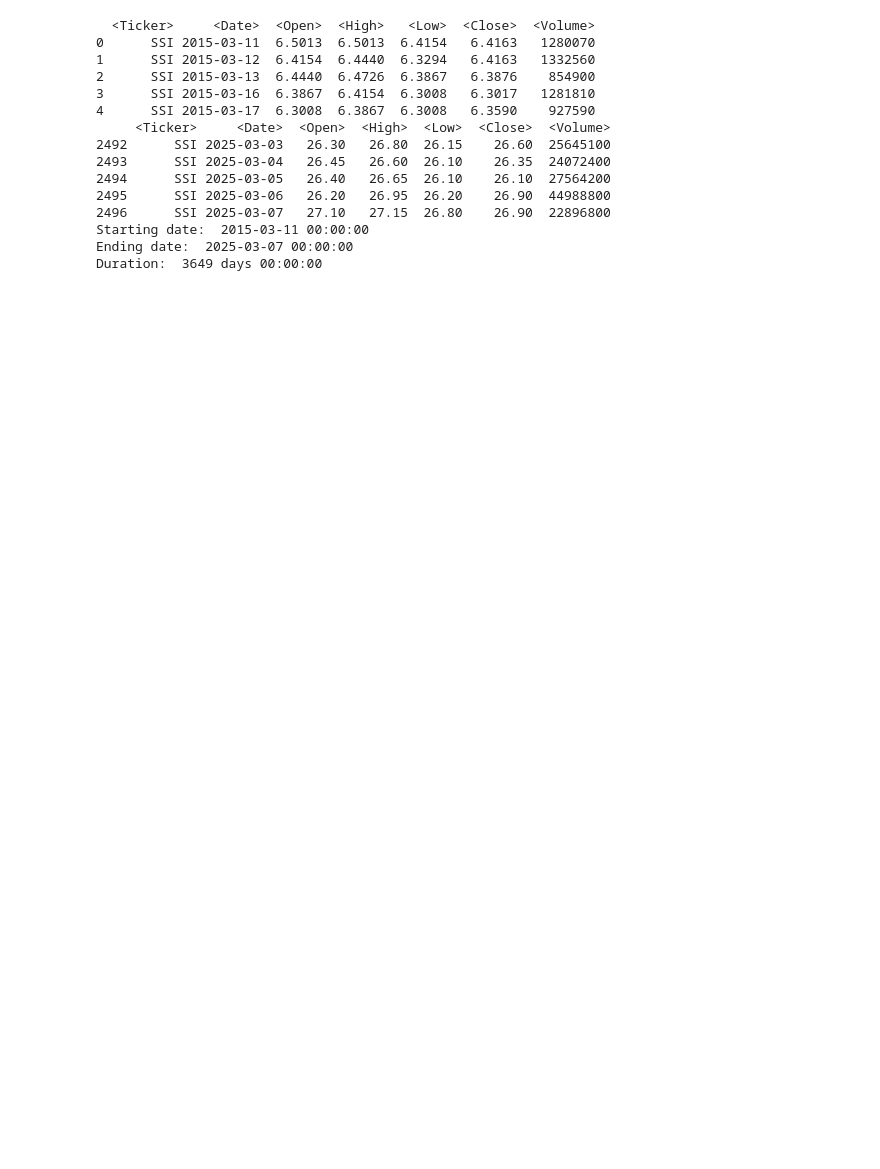
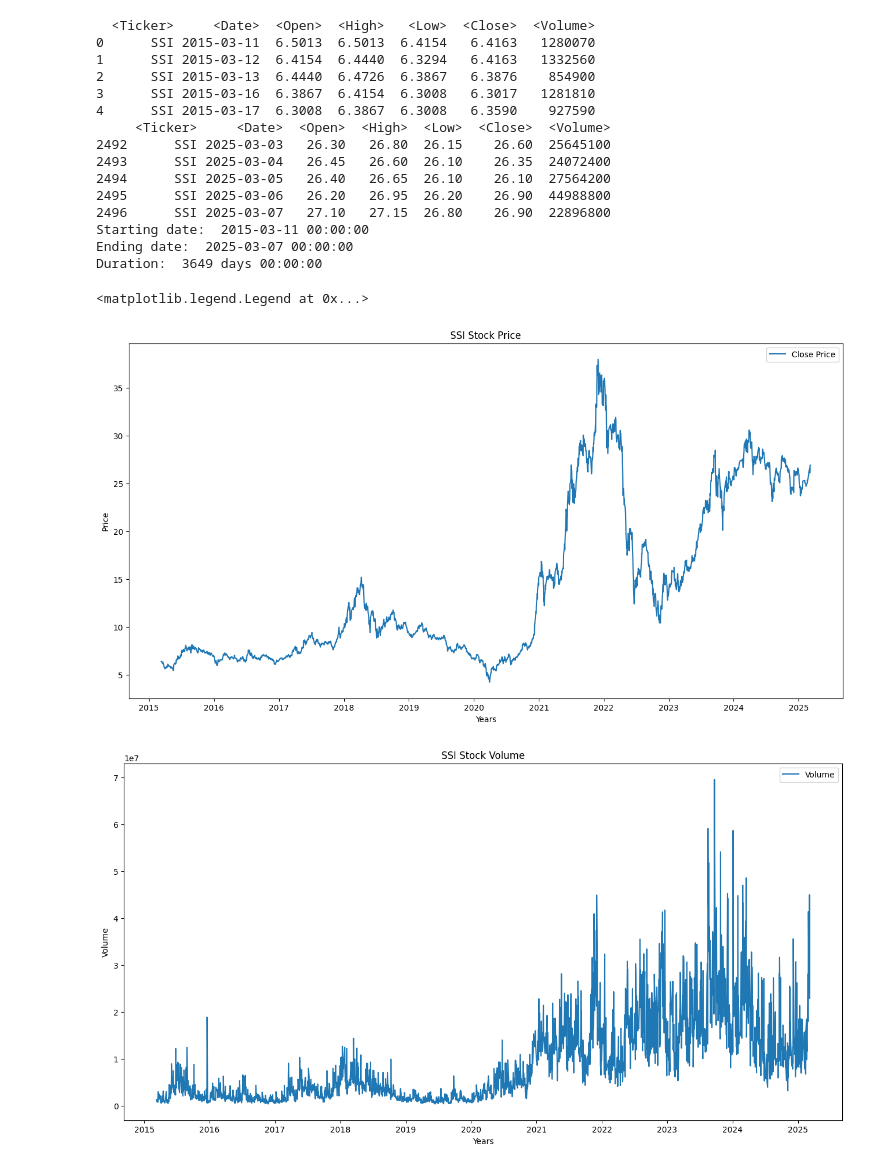
Before and after one commit to merryannequinn/Algorithmic-Trading, a Jupyter notebook: lstm-model-prediction.ipynb, the cells around one changed output. Cells and saved outputs as stored; diff of their text form; code cells hidden in the pictures; blank space fills up the shorter version.

```diff
--- a/lstm-model-prediction.ipynb
+++ b/lstm-model-prediction.ipynb
@@ -46,3 +46,23 @@ print("Duration: ", df.iloc[-1]['<Date>'] - df.iloc[0]['<Date>'])
 Starting date:  2015-03-11 00:00:00
 Ending date:  2025-03-07 00:00:00
 Duration:  3649 days 00:00:00
+# %%
+# Plot Stock Price
+plt.figure(figsize=(16,8))
+plt.plot(df['<Date>'], df['<Close>'], label='Close Price')
+plt.title('SSI Stock Price')
+plt.xlabel('Years')
+plt.ylabel('Price')
+plt.legend()
+
+# Plot Stock Volume
+plt.figure(figsize=(16,8))
+plt.plot(df['<Date>'], df['<Volume>'], label='Volume')
+plt.title('SSI Stock Volume')
+plt.xlabel('Years')
+plt.ylabel('Volume')
+plt.legend()
+# %% [output]
+<matplotlib.legend.Legend at 0x...>
+[figure, added]
+[figure, added]
```
Also changed, not shown: parts of 5 cells of this notebook.
